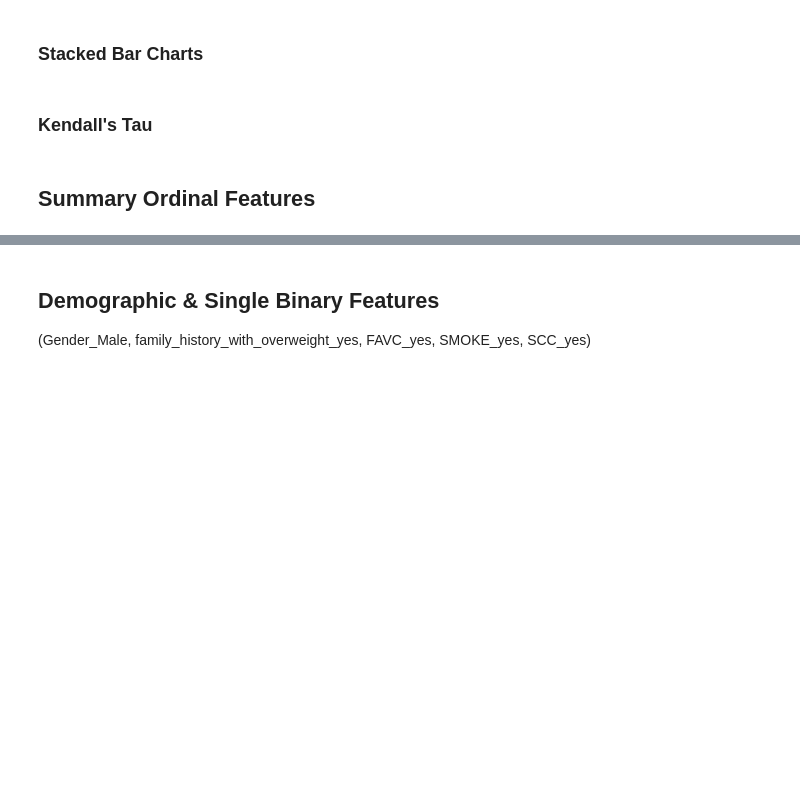
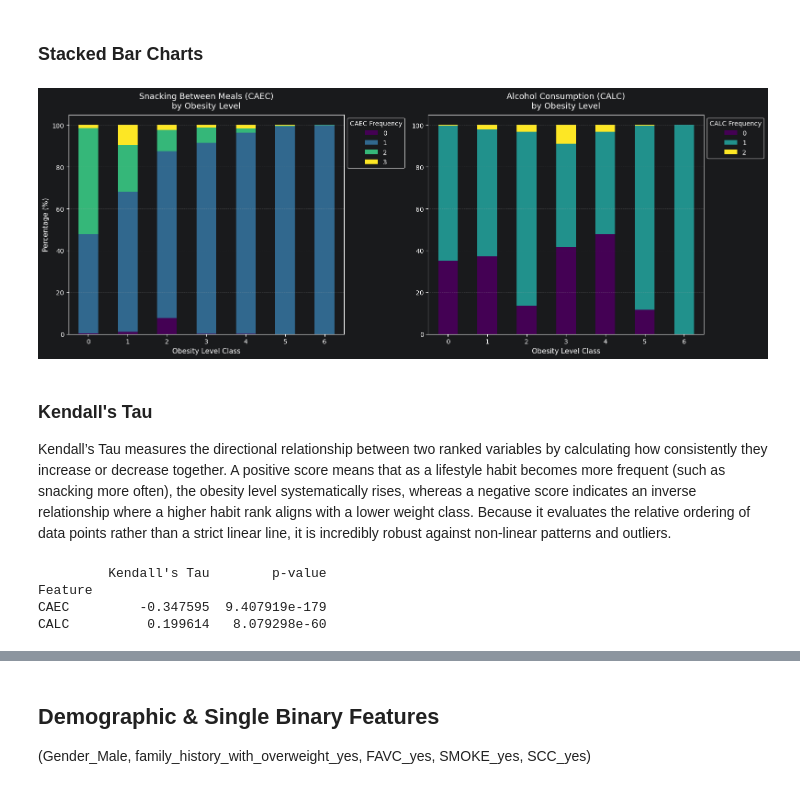
Before and after one commit to xXKeNdAmAmAsTeRXx/Deep_Learning_Labs, a Jupyter notebook: Lab_14_15-project/2_EDA.ipynb, the cells around one changed output, grey strips where cells are left out. Cells and saved outputs as stored; diff of their text form; code cells hidden in the pictures; blank space fills up the shorter version.

Commit message:
ordinal features EDA

```diff
--- a/Lab_14_15-project/2_EDA.ipynb
+++ b/Lab_14_15-project/2_EDA.ipynb
@@ -355,7 +355,51 @@ Features are not corrected. The TUE (Time Using Technology Devices) have the low
 (CAEC, CALC)
 # %% [markdown]
 ### Stacked Bar Charts
+# %%
+ordinal_col = ['CAEC', 'CALC']
+oridnal_and_target = pd.concat([X_sample[ordinal_col], y_sample], axis=1)
+
+crosstab_CAEC = pd.crosstab(oridnal_and_target['CAEC'], oridnal_and_target['NObeyesdad'], normalize='columns') * 100
+crosstab_CALC = pd.crosstab(oridnal_and_target['CALC'], oridnal_and_target['NObeyesdad'], normalize='columns') * 100
+
+fig, axes = plt.subplots(1, 2, figsize=(16, 6))
+
+crosstab_CAEC.T.plot(kind='bar', stacked=True, ax=axes[0], cmap='viridis')
+axes[0].set_title('Snacking Between Meals (CAEC)\nby Obesity Level', fontsize=13, pad=10)
+axes[0].set_xlabel('Obesity Level Class', fontsize=11)
+axes[0].set_ylabel('Percentage (%)', fontsize=11)
+axes[0].set_xticklabels(axes[0].get_xticklabels(), rotation=0) # Keep target labels horizontal
+axes[0].legend(title='CAEC Frequency', loc='upper left', bbox_to_anchor=(1, 1))
+axes[0].grid(axis='y', linestyle='--', alpha=0.3)
+
+crosstab_CALC.T.plot(kind='bar', stacked=True, ax=axes[1], cmap='viridis')
+axes[1].set_title('Alcohol Consumption (CALC)\nby Obesity Level', fontsize=13, pad=10)
+axes[1].set_xlabel('Obesity Level Class', fontsize=11)
+axes[1].set_xticklabels(axes[1].get_xticklabels(), rotation=0) # Keep target labels horizontal
+axes[1].legend(title='CALC Frequency', loc='upper left', bbox_to_anchor=(1, 1))
+axes[1].grid(axis='y', linestyle='--', alpha=0.3)
+
+plt.tight_layout()
+plt.show()
+# %% [output]
+[figure, added]
 # %% [markdown]
 ### Kendall's Tau
+Kendall’s Tau measures the directional relationship between two ranked variables by calculating how consistently they increase or decrease together. A positive score means that as a lifestyle habit becomes more frequent (such as snacking more often), the obesity level systematically rises, whereas a negative score indicates an inverse relationship where a higher habit rank aligns with a lower weight class. Because it evaluates the relative ordering of data points rather than a strict linear line, it is incredibly robust against non-linear patterns and outliers.
-# %% [markdown]
-## Summary Ordinal Features
+# %%
+from scipy.stats import kendalltau
+
+# Calculate Kendall's Tau between ranked snacking and the target
+tau_results = {}
+for col in ordinal_col:
+    tau, p_value = kendalltau(oridnal_and_target[col], oridnal_and_target['NObeyesdad'])
+    tau_results[col] = [tau, p_value]
+
+results_df = pd.DataFrame.from_dict(tau_results, orient='index', columns=["Kendall's Tau", "p-value"])
+results_df.index.name = 'Feature'
+print(results_df)
+# %% [output]
+         Kendall's Tau        p-value
+Feature
+CAEC         -0.347595  9.407919e-179
+CALC          0.199614   8.079298e-60
```
Also changed, not shown: parts of 1 cell of this notebook.
